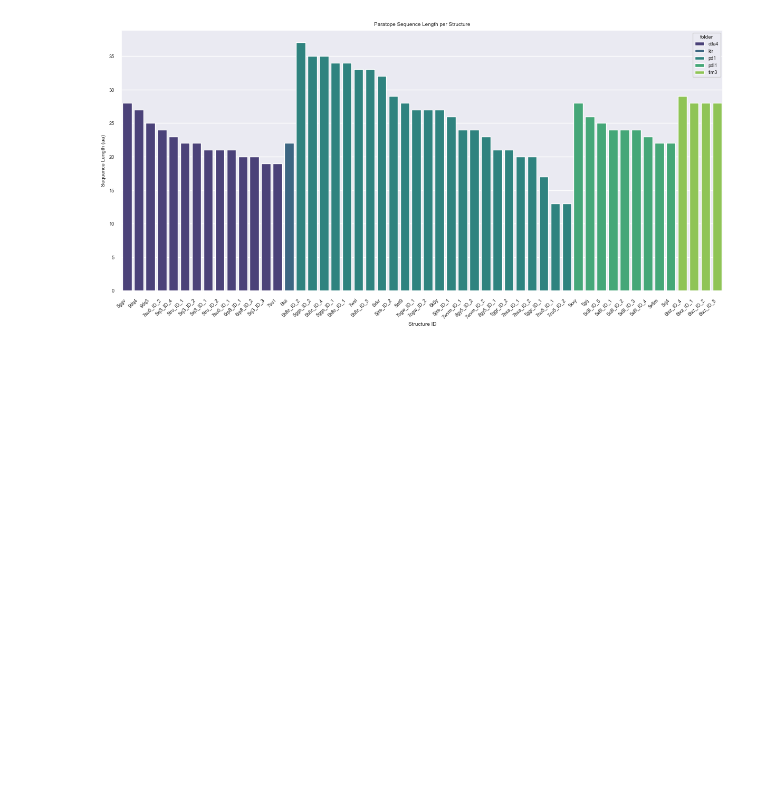
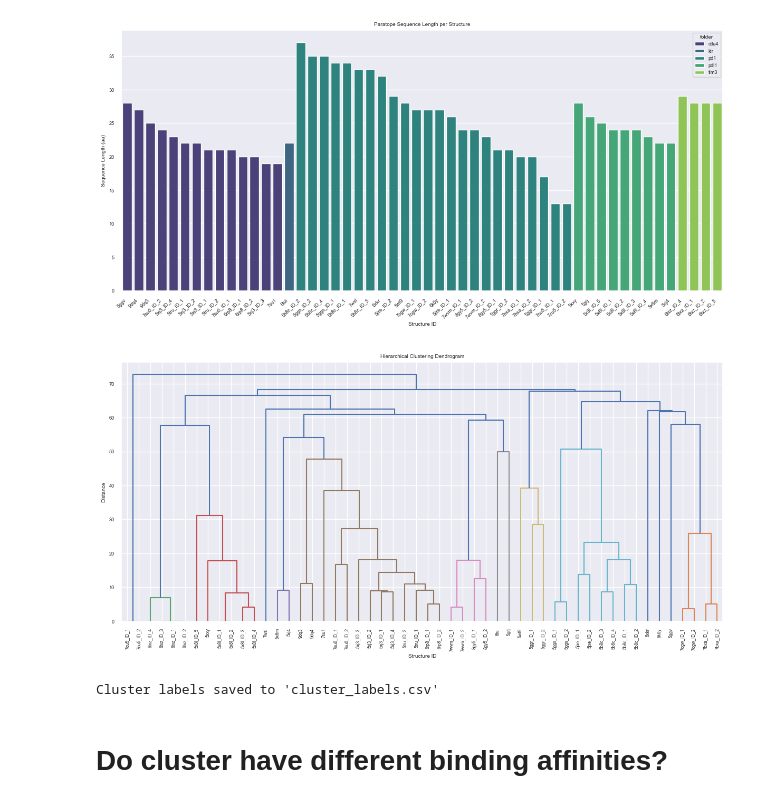
Before and after one commit to datascience-2025-group4/group04-team01, a Jupyter notebook: Structural Analysis_Paratope_Interface.ipynb, the cells around one changed output. Cells and saved outputs as stored; diff of their text form; code cells hidden in the pictures; blank space fills up the shorter version.

```diff
--- a/Structural Analysis_Paratope_Interface.ipynb
+++ b/Structural Analysis_Paratope_Interface.ipynb
@@ -827,0 +830,48 @@ plt.show()
+# %%
+import pandas as pd
+import numpy as np
+from scipy.cluster.hierarchy import linkage, fcluster, dendrogram
+import matplotlib.pyplot as plt
+import seaborn as sns
+
+# === Step 1: Load the distance matrix ===
+# Replace with your actual distance matrix CSV
+df_distance = pd.read_csv("paratope_sequence_comparison_matrix.csv", index_col=0)
+
+# === Step 2: Convert similarity to distance if needed ===
+# If your matrix contains similarity (e.g. % identity), convert it:
+df_dist = 100 - df_distance  # assuming 100% is max similarity
+
+# === Step 3: Condense the distance matrix ===
+# Hierarchical clustering needs a condensed distance matrix (lower triangle)
+condensed_dist = df_dist.values[np.triu_indices_from(df_dist, k=1)]
+
+# === Step 4: Perform hierarchical clustering ===
+Z = linkage(condensed_dist, method='average')  # or 'ward', 'single', etc.
+
+# === Step 5: Assign clusters ===
+# Adjust t or n_clusters as needed
+n_clusters = 6
+clusters = fcluster(Z, n_clusters, criterion='maxclust')
+
+# === Step 6: Create a labeled DataFrame ===
+df_labels = pd.DataFrame({
+    'structure_id': df_dist.index,
+    'cluster': clusters
+})
+
+# === Step 7: Plot dendrogram ===
+plt.figure(figsize=(12, 6))
+dendrogram(Z, labels=df_dist.index.tolist(), leaf_rotation=90)
+plt.title("Hierarchical Clustering Dendrogram")
+plt.xlabel("Structure ID")
+plt.ylabel("Distance")
+plt.tight_layout()
+plt.show()
+
+# === Step 8: Save results ===
+df_labels.to_csv("cluster_labels.csv", index=False)
+print("Cluster labels saved to 'cluster_labels.csv'")
+# %% [output]
+[figure, added]
+Cluster labels saved to 'cluster_labels.csv'
@@ -827,0 +880,2 @@ plt.show()
+# %% [markdown]
+# Do cluster have different binding affinities?
```
Also changed, not shown: parts of 22 cells of this notebook, 23 other files.
